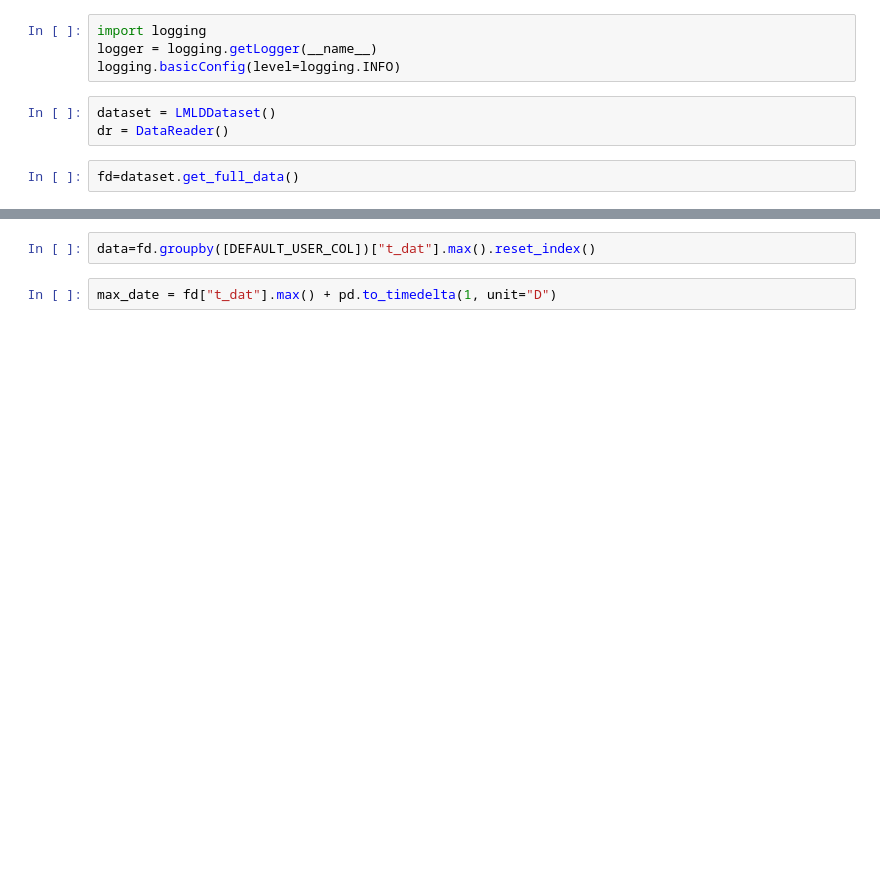
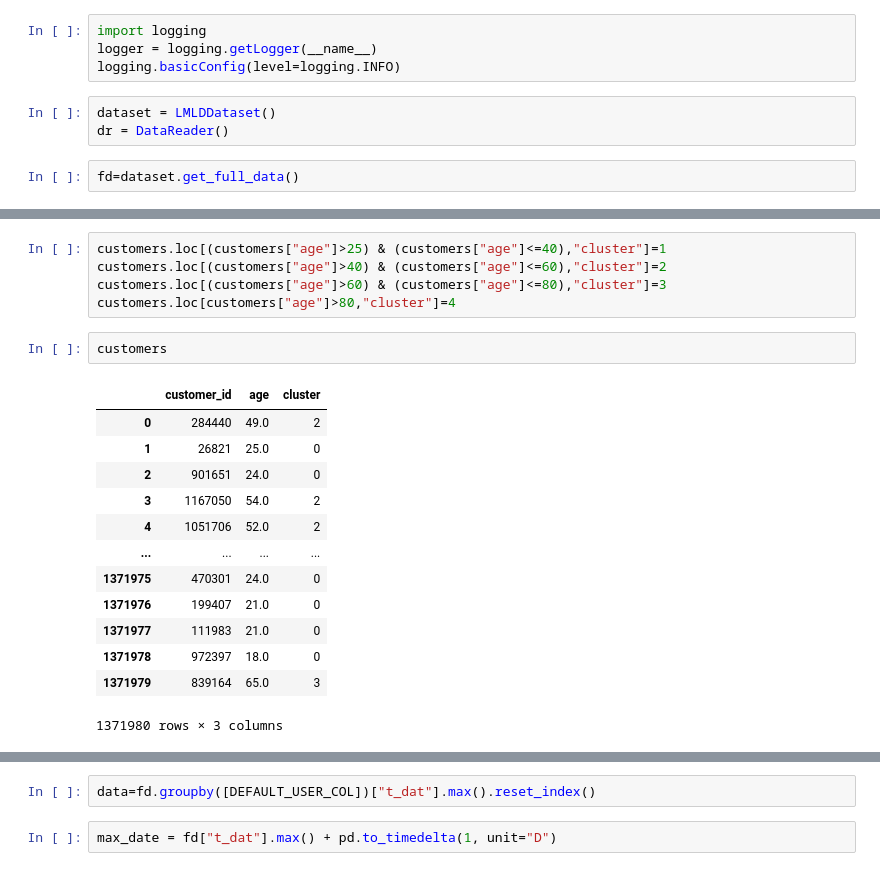
Before and after one commit to damicoedoardo/HnMChallenge, a Jupyter notebook: hnmchallenge/data_analysis/aayush_user.ipynb, the cells around one changed output, grey strips where cells are left out. Saved outputs shown, nothing was run; the diff lists cells and outputs as text; blank space fills up the shorter version.

```diff
--- a/hnmchallenge/data_analysis/aayush_user.ipynb
+++ b/hnmchallenge/data_analysis/aayush_user.ipynb
@@ -36,0 +110,21 @@ fd
+# %%
+customers.loc[(customers["age"]>25) & (customers["age"]<=40),"cluster"]=1
+customers.loc[(customers["age"]>40) & (customers["age"]<=60),"cluster"]=2
+customers.loc[(customers["age"]>60) & (customers["age"]<=80),"cluster"]=3
+customers.loc[customers["age"]>80,"cluster"]=4
+# %%
+customers
+# %% [output]
+|  | customer_id | age | cluster |
+| 0 | 284440 | 49.0 | 2 |
+| 1 | 26821 | 25.0 | 0 |
+| 2 | 901651 | 24.0 | 0 |
+| 3 | 1167050 | 54.0 | 2 |
+| 4 | 1051706 | 52.0 | 2 |
+| ... | ... | ... | ... |
+| 1371975 | 470301 | 24.0 | 0 |
+| 1371976 | 199407 | 21.0 | 0 |
+| 1371977 | 111983 | 21.0 | 0 |
+| 1371978 | 972397 | 18.0 | 0 |
+| 1371979 | 839164 | 65.0 | 3 |
+1371980 rows × 3 columns
```
Also changed, not shown: parts of 8 cells of this notebook, 9 other files.
